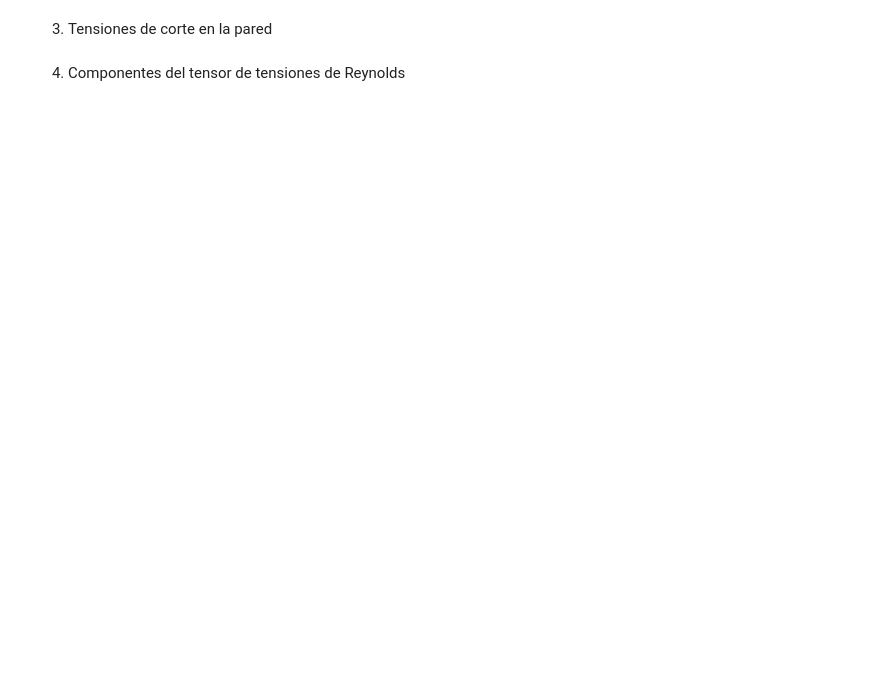
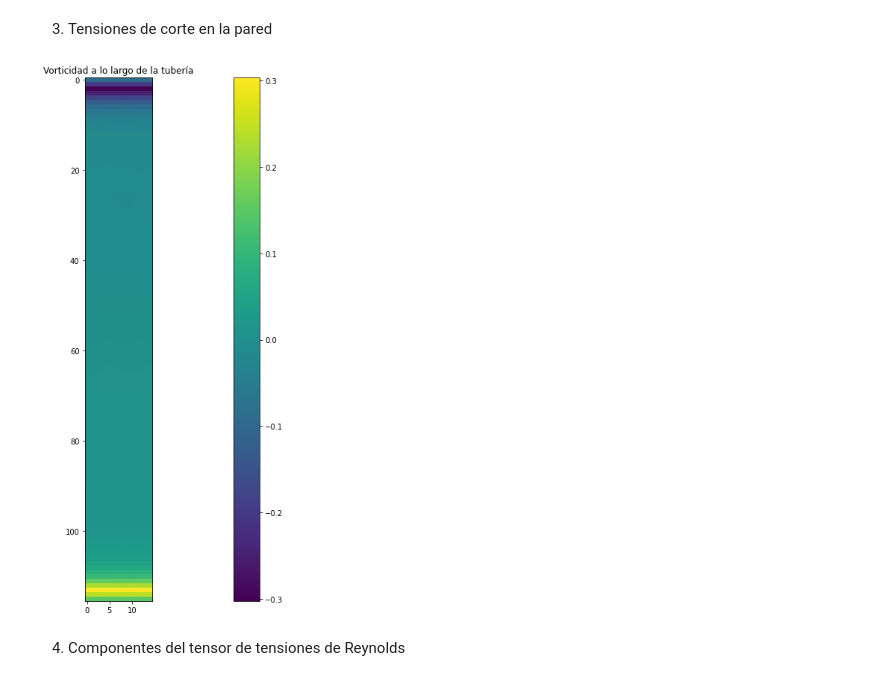
Before and after one commit to AlonsoEspinoza8/Proyecto-ICH1104, a Jupyter notebook: proyecto.ipynb, the cells around one changed output. Saved outputs shown, nothing was run; the diff lists cells and outputs as text; code cells hidden in the pictures; blank space fills up the shorter version.

```diff
--- a/proyecto.ipynb
+++ b/proyecto.ipynb
@@ -225,5 +267,13 @@ TypeError: invalid number of arguments
 # %% [markdown]
 3) Tensiones de corte en la pared
+# %%
+tau_xy = agua["viscocidad dinámica"] * (dvdx + dudy)
+plt.imshow(tau_xy)
+plt.colorbar()
+plt.title("Vorticidad a lo largo de la tubería")
+plt.show()
+# %% [output]
+[figure, added]
 # %% [markdown]
 4) Componentes del tensor de tensiones de Reynolds
 # %%
```
Also changed, not shown: parts of 16 cells of this notebook.
